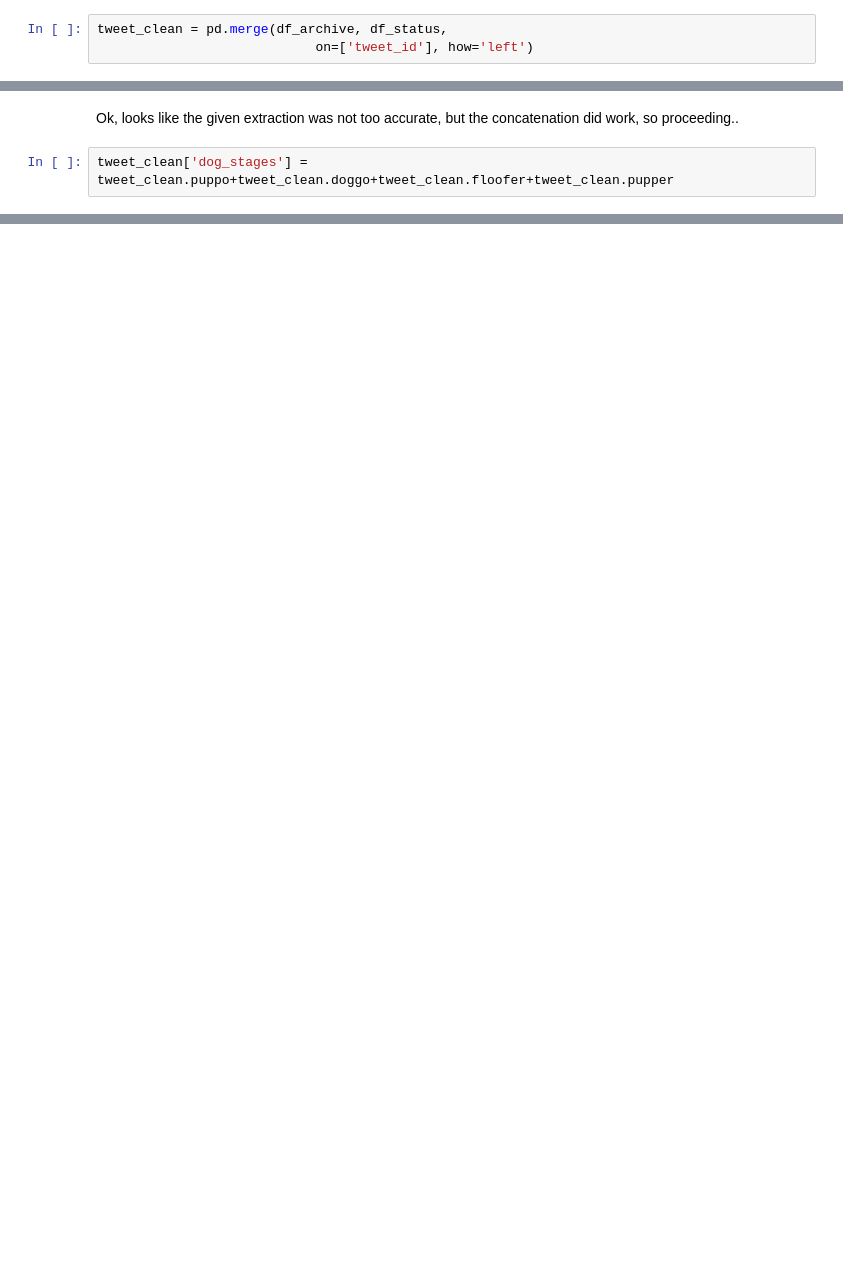
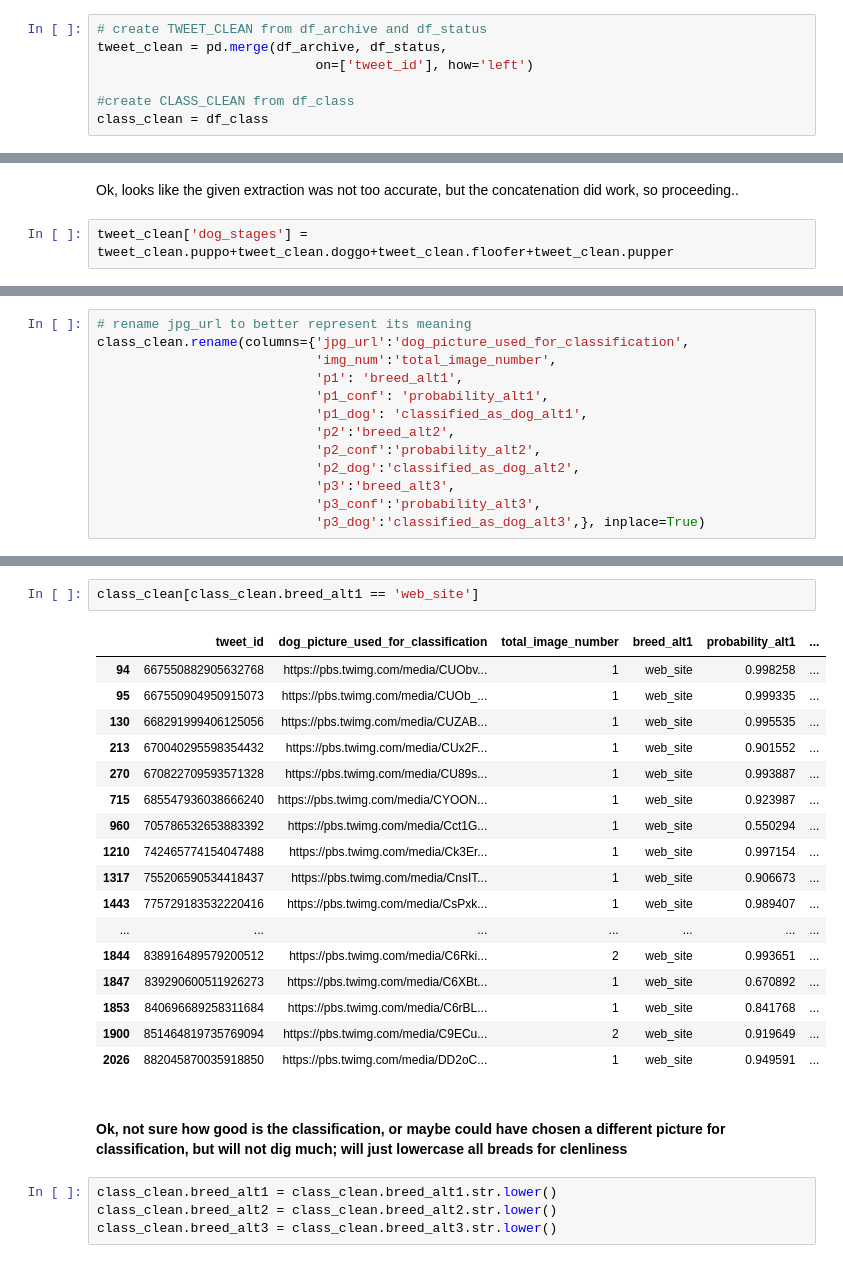
Before and after one commit to VilijaVait/data-analyst-udacity, a Jupyter notebook: projects/WrangleAndAnalyzeData/wrangle_project_notebook_clean.ipynb, the cells around one changed output, grey strips where cells are left out. Drawn from its saved outputs; the diff is of its cells as text; blank space fills up the shorter version.

```diff
--- a/projects/WrangleAndAnalyzeData/wrangle_project_notebook_clean.ipynb
+++ b/projects/WrangleAndAnalyzeData/wrangle_project_notebook_clean.ipynb
@@ -108,6 +111,10 @@ It seems that the image classification table `df_class` could also be joined wit
 # %%
+# create TWEET_CLEAN from df_archive and df_status
 tweet_clean = pd.merge(df_archive, df_status,
                             on=['tweet_id'], how='left')
+
+#create CLASS_CLEAN from df_class
+class_clean = df_class
 # %%
 tweet_clean
 # %% [output]
@@ -750,0 +921,13 @@ array([880221127280381952, nan, nan, '2017-06-29 00:27:25 +0000',
+# %%
+# rename jpg_url to better represent its meaning
+class_clean.rename(columns={'jpg_url':'dog_picture_used_for_classification',
+                            'img_num':'total_image_number',
+                            'p1': 'breed_alt1',
+                            'p1_conf': 'probability_alt1',
+                            'p1_dog': 'classified_as_dog_alt1',
+                            'p2':'breed_alt2',
+                            'p2_conf':'probability_alt2',
+                            'p2_dog':'classified_as_dog_alt2',
+                            'p3':'breed_alt3',
+                            'p3_conf':'probability_alt3',
+                            'p3_dog':'classified_as_dog_alt3',}, inplace=True)
@@ -750,0 +962,26 @@ array([880221127280381952, nan, nan, '2017-06-29 00:27:25 +0000',
+# %%
+class_clean[class_clean.breed_alt1 == 'web_site']
+# %% [output]
+|  | tweet_id | dog_picture_used_for_classification | total_image_number | breed_alt1 | probability_alt1 | ... |
+| 94 | 667550882905632768 | https://pbs.twimg.com/media/CUObv... | 1 | web_site | 0.998258 | ... |
+| 95 | 667550904950915073 | https://pbs.twimg.com/media/CUOb_... | 1 | web_site | 0.999335 | ... |
+| 130 | 668291999406125056 | https://pbs.twimg.com/media/CUZAB... | 1 | web_site | 0.995535 | ... |
+| 213 | 670040295598354432 | https://pbs.twimg.com/media/CUx2F... | 1 | web_site | 0.901552 | ... |
+| 270 | 670822709593571328 | https://pbs.twimg.com/media/CU89s... | 1 | web_site | 0.993887 | ... |
+| 715 | 685547936038666240 | https://pbs.twimg.com/media/CYOON... | 1 | web_site | 0.923987 | ... |
+| 960 | 705786532653883392 | https://pbs.twimg.com/media/Cct1G... | 1 | web_site | 0.550294 | ... |
+| 1210 | 742465774154047488 | https://pbs.twimg.com/media/Ck3Er... | 1 | web_site | 0.997154 | ... |
+| 1317 | 755206590534418437 | https://pbs.twimg.com/media/CnsIT... | 1 | web_site | 0.906673 | ... |
+| 1443 | 775729183532220416 | https://pbs.twimg.com/media/CsPxk... | 1 | web_site | 0.989407 | ... |
+| ... | ... | ... | ... | ... | ... | ... |
+| 1844 | 838916489579200512 | https://pbs.twimg.com/media/C6Rki... | 2 | web_site | 0.993651 | ... |
+| 1847 | 839290600511926273 | https://pbs.twimg.com/media/C6XBt... | 1 | web_site | 0.670892 | ... |
+| 1853 | 840696689258311684 | https://pbs.twimg.com/media/C6rBL... | 1 | web_site | 0.841768 | ... |
+| 1900 | 851464819735769094 | https://pbs.twimg.com/media/C9ECu... | 2 | web_site | 0.919649 | ... |
+| 2026 | 882045870035918850 | https://pbs.twimg.com/media/DD2oC... | 1 | web_site | 0.949591 | ... |
+# %% [markdown]
+#### Ok, not sure how good is the classification, or maybe could have chosen a different picture for classification, but will not dig much; will just lowercase all breads for clenliness
+# %%
+class_clean.breed_alt1 = class_clean.breed_alt1.str.lower()
+class_clean.breed_alt2 = class_clean.breed_alt2.str.lower()
+class_clean.breed_alt3 = class_clean.breed_alt3.str.lower()
```
Also changed, not shown: parts of 45 cells of this notebook, 3 other files.
